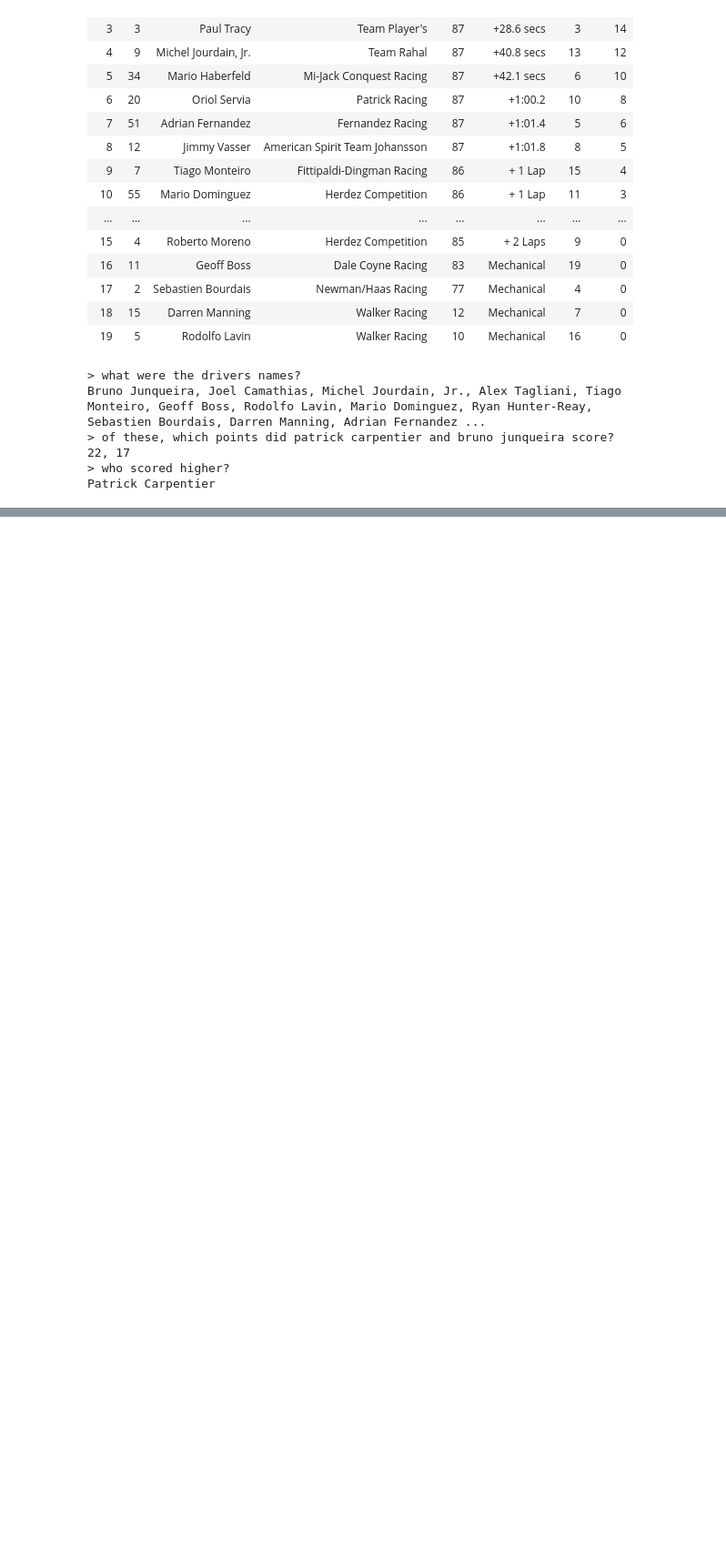
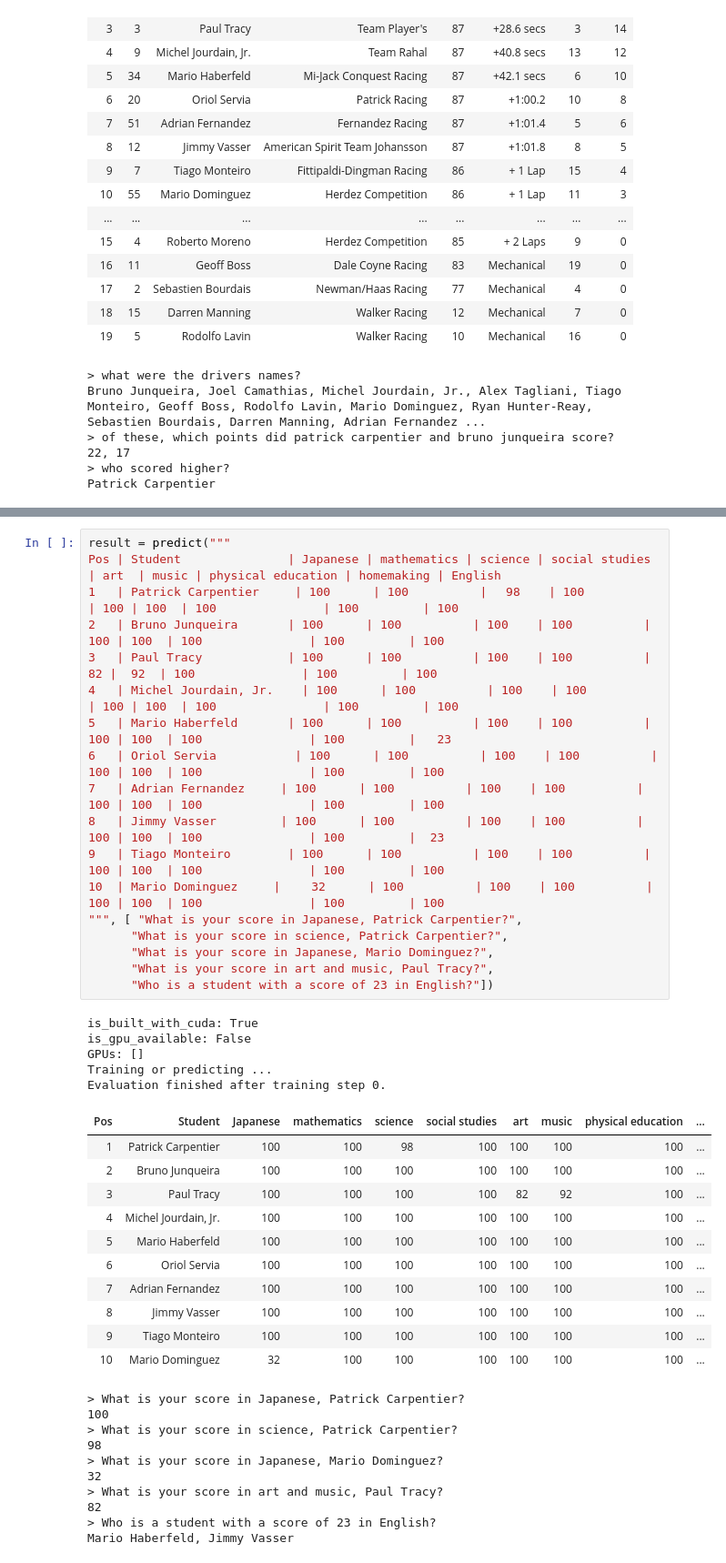
Before and after one commit to takky0330/NLP, a Jupyter notebook: TableParser.ipynb, the cells around one changed output, grey strips where cells are left out. Shown at 91% size. Cells and saved outputs as stored; diff of their text form; blank space fills up the shorter version.

```diff
--- a/TableParser.ipynb
+++ b/TableParser.ipynb
@@ -308,0 +312,45 @@ Walker Racing
+# %%
+result = predict("""
+Pos | Student               | Japanese | mathematics | science | social studies | art  | music | physical education | homemaking | English
+1   | Patrick Carpentier     | 100      | 100          | 　98    | 100          | 100 | 100  | 100               | 100         | 100
+2   | Bruno Junqueira       | 100      | 100          | 100    | 100          | 100 | 100  | 100               | 100         | 100
+3   | Paul Tracy            | 100      | 100          | 100    | 100          |   82 |  92  | 100               | 100         | 100
+4   | Michel Jourdain, Jr.    | 100      | 100          | 100    | 100          | 100 | 100  | 100               | 100         | 100
+5   | Mario Haberfeld       | 100      | 100          | 100    | 100          | 100 | 100  | 100               | 100         |   23
+6   | Oriol Servia           | 100      | 100          | 100    | 100          | 100 | 100  | 100               | 100         | 100
+7   | Adrian Fernandez     | 100      | 100          | 100    | 100          | 100 | 100  | 100               | 100         | 100
+8   | Jimmy Vasser         | 100      | 100          | 100    | 100          | 100 | 100  | 100               | 100         |  23
+9   | Tiago Monteiro        | 100      | 100          | 100    | 100          | 100 | 100  | 100               | 100         | 100
+10  | Mario Dominguez     | 　　32      | 100          | 100    | 100          | 100 | 100  | 100               | 100         | 100
+""", [ "What is your score in Japanese, Patrick Carpentier?",
+      "What is your score in science, Patrick Carpentier?",
+      "What is your score in Japanese, Mario Dominguez?",
+      "What is your score in art and music, Paul Tracy?",
+      "Who is a student with a score of 23 in English?"])
+# %% [output]
+is_built_with_cuda: True
+is_gpu_available: False
+GPUs: []
+Training or predicting ...
+Evaluation finished after training step 0.
+| Pos | Student | Japanese | mathematics | science | social studies | art | music | physical education | ... |
+| 1 | Patrick Carpentier | 100 | 100 | 98 | 100 | 100 | 100 | 100 | ... |
+| 2 | Bruno Junqueira | 100 | 100 | 100 | 100 | 100 | 100 | 100 | ... |
+| 3 | Paul Tracy | 100 | 100 | 100 | 100 | 82 | 92 | 100 | ... |
+| 4 | Michel Jourdain, Jr. | 100 | 100 | 100 | 100 | 100 | 100 | 100 | ... |
+| 5 | Mario Haberfeld | 100 | 100 | 100 | 100 | 100 | 100 | 100 | ... |
+| 6 | Oriol Servia | 100 | 100 | 100 | 100 | 100 | 100 | 100 | ... |
+| 7 | Adrian Fernandez | 100 | 100 | 100 | 100 | 100 | 100 | 100 | ... |
+| 8 | Jimmy Vasser | 100 | 100 | 100 | 100 | 100 | 100 | 100 | ... |
+| 9 | Tiago Monteiro | 100 | 100 | 100 | 100 | 100 | 100 | 100 | ... |
+| 10 | Mario Dominguez | 32 | 100 | 100 | 100 | 100 | 100 | 100 | ... |
+> What is your score in Japanese, Patrick Carpentier?
+100
+> What is your score in science, Patrick Carpentier?
+98
+> What is your score in Japanese, Mario Dominguez?
+32
+> What is your score in art and music, Paul Tracy?
+82
+> Who is a student with a score of 23 in English?
+Mario Haberfeld, Jimmy Vasser
```
Also changed, not shown: parts of 7 cells of this notebook.
